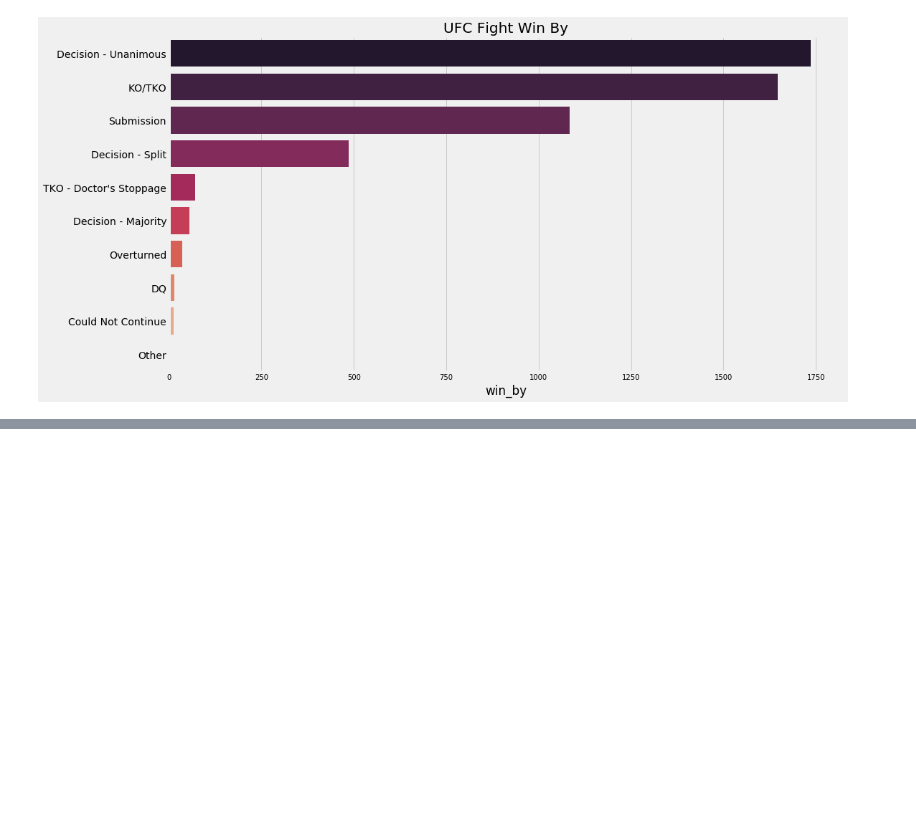
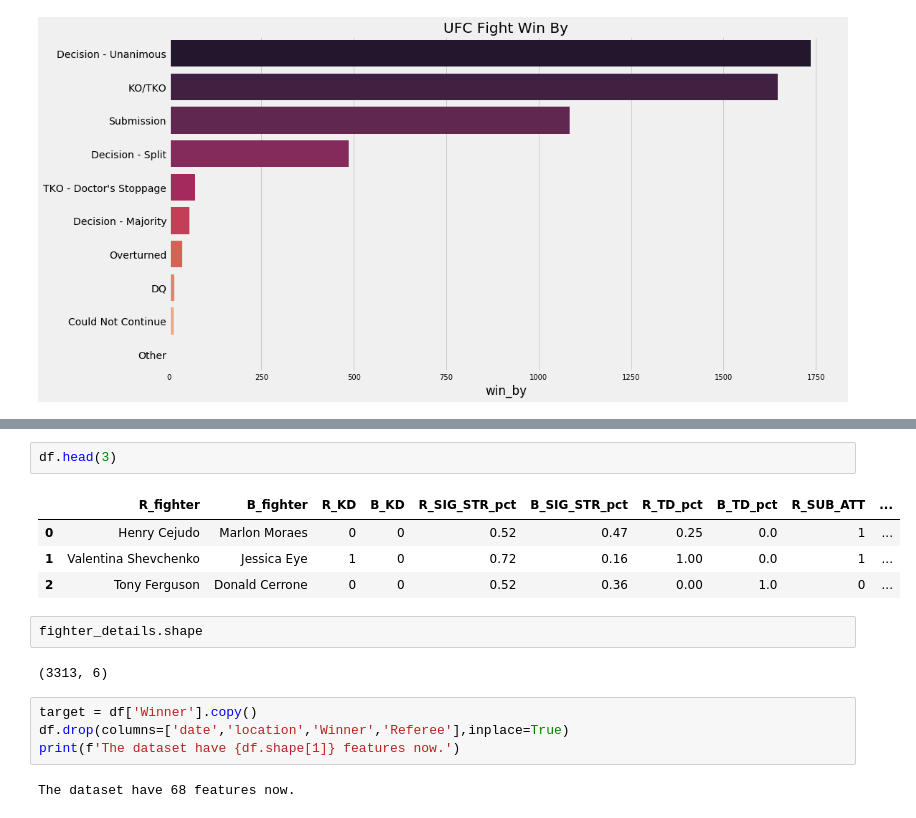
Before and after one commit to AliKhyar/Data-Science-on-UFC-dataset, a Jupyter notebook: main.ipynb, the cells around one changed output, grey strips where cells are left out. Saved outputs shown, nothing was run; the diff lists cells and outputs as text; blank space fills up the shorter version.

```diff
--- a/main.ipynb
+++ b/main.ipynb
@@ -512,0 +525,17 @@ plt.show()
+# %%
+df.head(3)
+# %% [output]
+|  | R_fighter | B_fighter | R_KD | B_KD | R_SIG_STR_pct | B_SIG_STR_pct | R_TD_pct | B_TD_pct | R_SUB_ATT | ... |
+| 0 | Henry Cejudo | Marlon Moraes | 0 | 0 | 0.52 | 0.47 | 0.25 | 0.0 | 1 | ... |
+| 1 | Valentina Shevchenko | Jessica Eye | 1 | 0 | 0.72 | 0.16 | 1.00 | 0.0 | 1 | ... |
+| 2 | Tony Ferguson | Donald Cerrone | 0 | 0 | 0.52 | 0.36 | 0.00 | 1.0 | 0 | ... |
+# %%
+fighter_details.shape
+# %% [output]
+(3313, 6)
+# %%
+target = df['Winner'].copy()
+df.drop(columns=['date','location','Winner','Referee'],inplace=True)
+print(f'The dataset have {df.shape[1]} features now.')
+# %% [output]
+The dataset have 68 features now.
```
Also changed, not shown: parts of 15 cells of this notebook.
